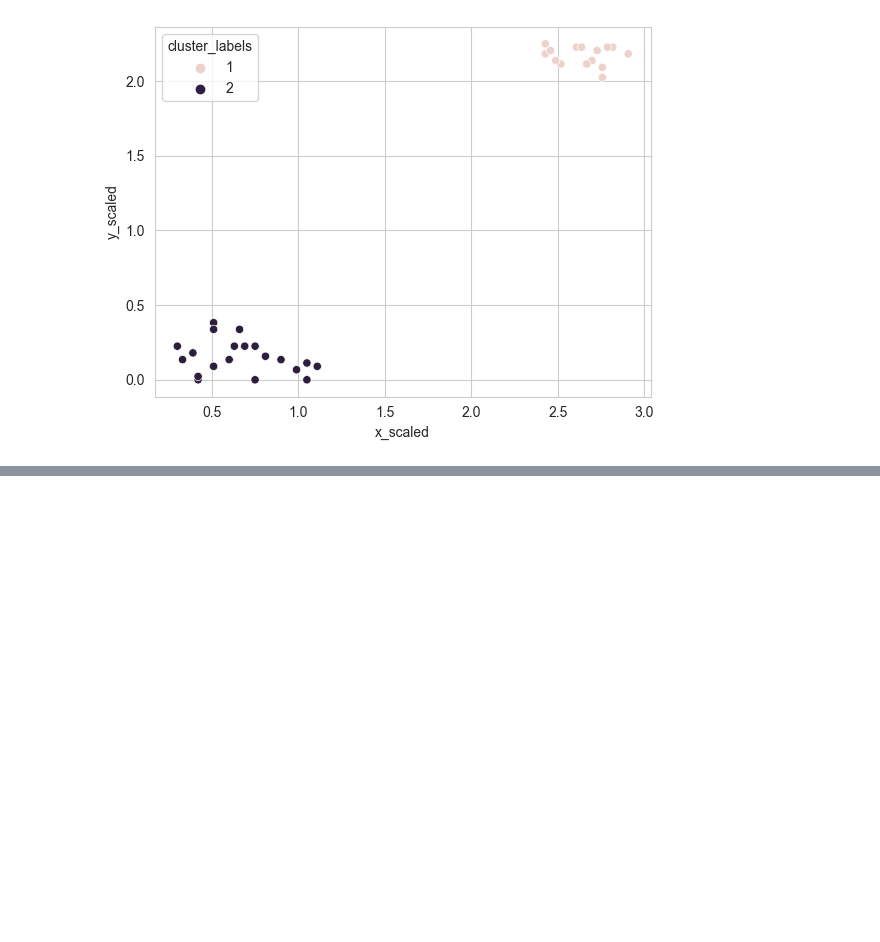
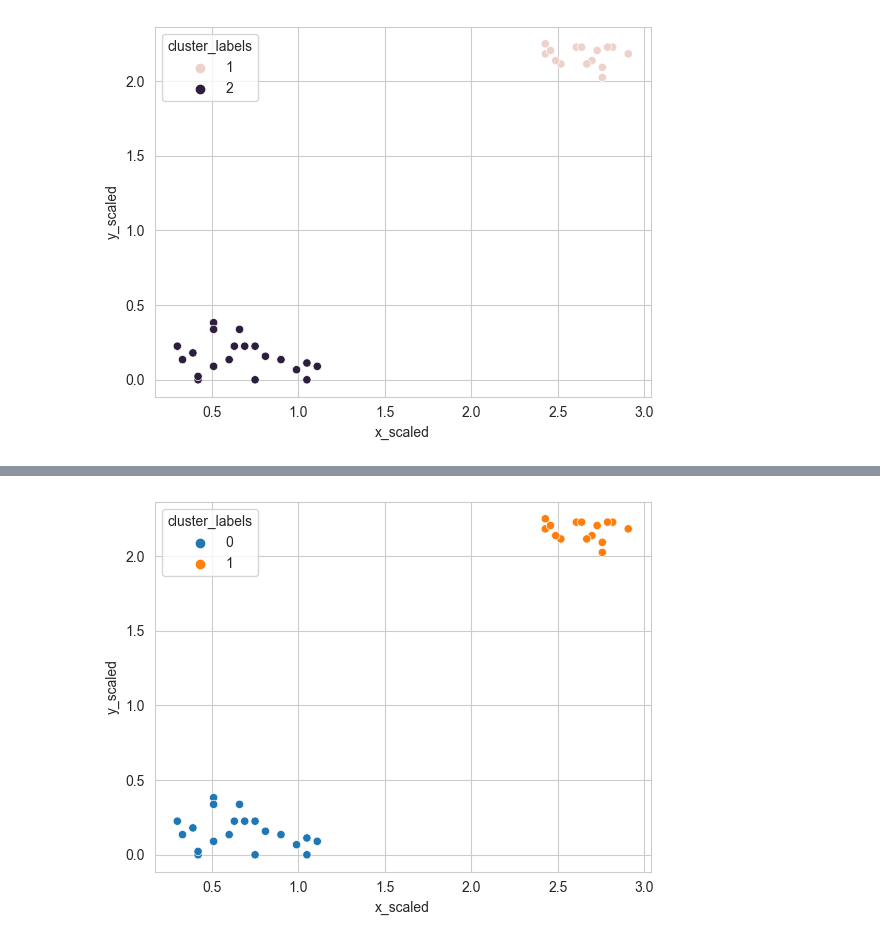
Before and after one commit to GuoweiYang19891101/datacamp_machine_learning_scientist_python, a Jupyter notebook: 6_cluster_analysis.ipynb, the cells around one changed output, grey strips where cells are left out. Saved outputs shown, nothing was run; the diff lists cells and outputs as text; code cells hidden in the pictures; blank space fills up the shorter version.

```diff
--- a/6_cluster_analysis.ipynb
+++ b/6_cluster_analysis.ipynb
@@ -261,0 +379,21 @@ plt.show()
+# %%
+# k-means in SciPy
+# use 'comic_con' dataset
+from scipy.cluster.vq import kmeans, vq
+import seaborn as sns
+import matplotlib.pyplot as plt
+
+# generate cluster centers
+cluster_centers, distortion = kmeans(comic_con[['x_scaled', 'y_scaled']], 2)
+
+# assign cluster labels
+comic_con['cluster_labels'], distortion_list = vq(comic_con[['x_scaled', 'y_scaled']], cluster_centers)
+
+# plot clusters
+sns.scatterplot(x='x_scaled',
+                y='y_scaled',
+                hue='cluster_labels',
+                data=comic_con)
+plt.show()
+# %% [output]
+[figure, added]
```
Also changed, not shown: parts of 22 cells of this notebook.
